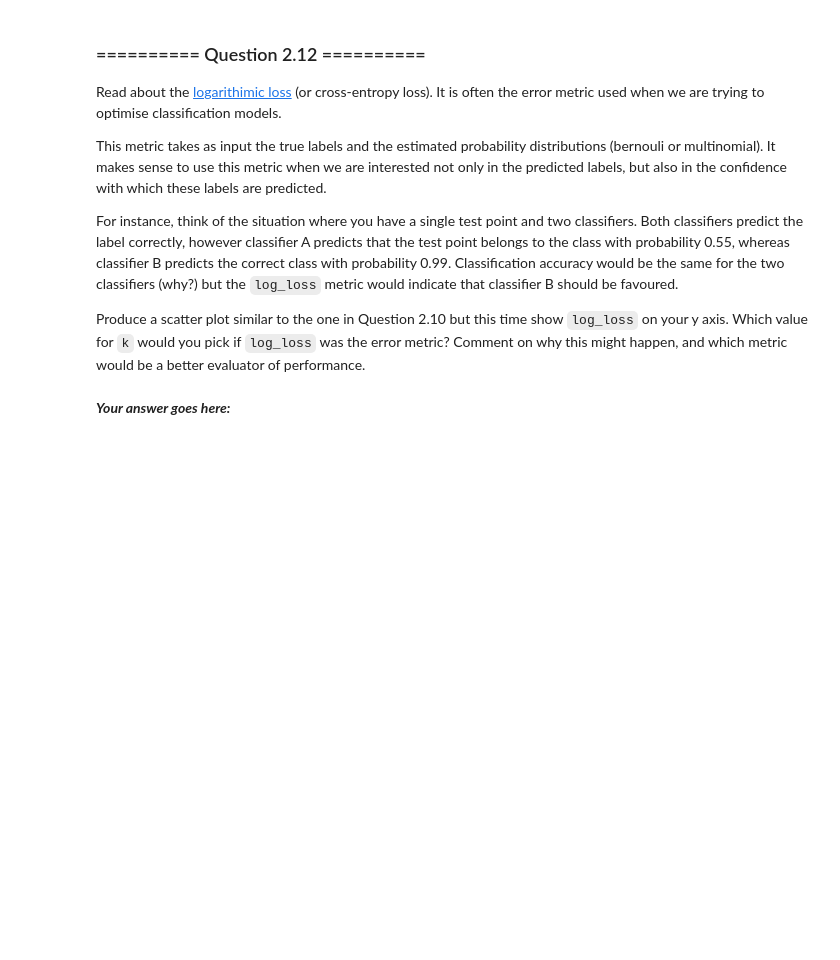
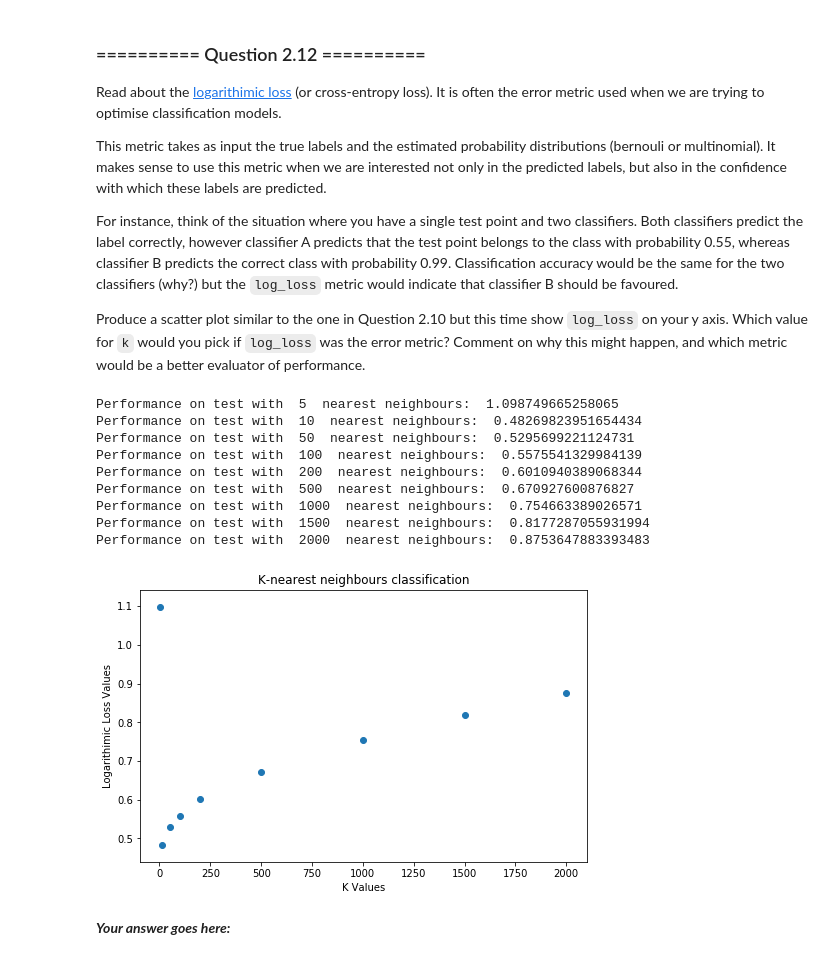
Before and after one commit to ZeroSum24/IAML2018, a Jupyter notebook: Labs/03 - Classification and Evaluation.ipynb, the cells around one changed output. Drawn from its saved outputs; the diff is of its cells as text; code cells hidden in the pictures; blank space fills up the shorter version.

```diff
--- a/Labs/03 - Classification and Evaluation.ipynb
+++ b/Labs/03 - Classification and Evaluation.ipynb
@@ -356,3 +454,53 @@ Produce a scatter plot similar to the one in Question 2.10 but this time show `l
+# %%
+# Your Code goes here:
+
+## Calculating the log_loss values for each value of k
+
+# List of the k values
+k_value_list = [5, 10, 50, 100, 200, 500, 1000, 1500, 2000]
+log_loss_list = []
+
+# Calculating the log_loss value for KNN Classifiers each with a different cluster value
+for no_classifier, k_value in enumerate(k_value_list):
+
+    # Training the KNeighboursClassifier
+    knc = KNeighboursClassifier(n_neighbors=k_value)
+    knc.fit(X=X_train, y=y_train)
+
+    # Predicting the output of the training set
+    y_pred = knc.predict_proba(X_test)
+
+    # Calculating, storing and printing the log_loss values
+    log_value = log_loss(y_true=y_test, y_pred=y_pred)
+    log_loss_list.append(log_value) # storing the accuracy values
+    print('Performance on test with ', k_value, ' nearest neighbours: ', log_value)
+
+
+
+# Plotting the results (k-value on the x-axis and log_loss value on the y-axis), marking the axes too:
+
+# Creating the bar graph
+plt.figure(figsize=(8,5))
+plt.scatter(k_value_list, log_loss_list)
+
+# Adding title and labels
+plt.title("K-nearest neighbours classification")
+plt.xlabel("K Values")
+plt.ylabel("Logarithimic Loss Values")
+
+# Plotting the graph
+plt.show()
+# %% [output]
+Performance on test with  5  nearest neighbours:  1.098749665258065
+Performance on test with  10  nearest neighbours:  0.48269823951654434
+Performance on test with  50  nearest neighbours:  0.5295699221124731
+Performance on test with  100  nearest neighbours:  0.5575541329984139
+Performance on test with  200  nearest neighbours:  0.6010940389068344
+Performance on test with  500  nearest neighbours:  0.670927600876827
+Performance on test with  1000  nearest neighbours:  0.754663389026571
+Performance on test with  1500  nearest neighbours:  0.8177287055931994
+Performance on test with  2000  nearest neighbours:  0.8753647883393483
+[figure, added]
 # %% [markdown]
 ***Your answer goes here:***
 # %% [markdown]
```
Also changed, not shown: parts of 17 cells of this notebook.
